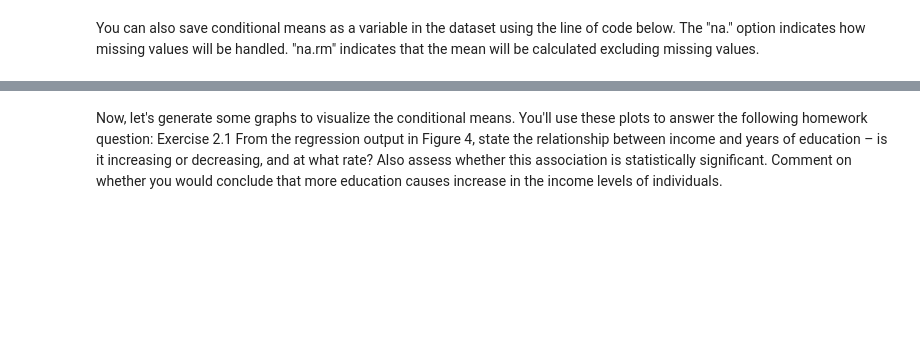
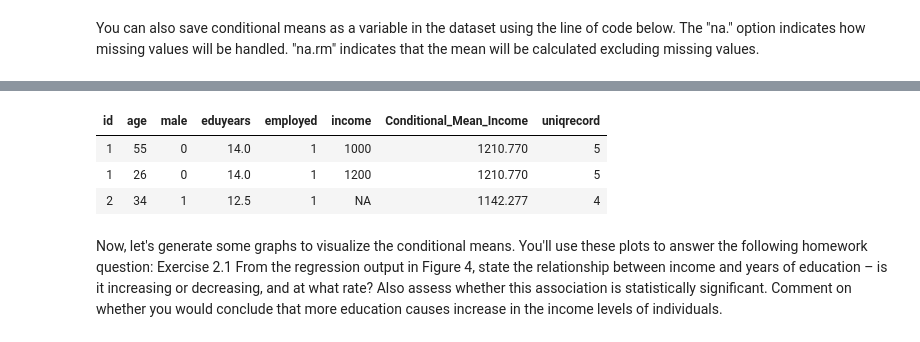
Before and after one commit to aoyh/bdbd, a Jupyter notebook: Lab Notebooks/Lab 2.ipynb, the cells around one changed output, grey strips where cells are left out. Saved outputs shown, nothing was run; the diff lists cells and outputs as text; code cells hidden in the pictures; blank space fills up the shorter version.

```diff
--- a/Lab Notebooks/Lab 2.ipynb
+++ b/Lab Notebooks/Lab 2.ipynb
@@ -147,3 +149,10 @@ You can also save conditional means as a variable in the dataset using the line
+# %%
+head(EPH_2006, 3)
+# %% [output]
+| id | age | male | eduyears | employed | income | Conditional_Mean_Income | uniqrecord |
+| 1 | 55 | 0 | 14.0 | 1 | 1000 | 1210.770 | 5 |
+| 1 | 26 | 0 | 14.0 | 1 | 1200 | 1210.770 | 5 |
+| 2 | 34 | 1 | 12.5 | 1 | NA | 1142.277 | 4 |
 # %% [markdown]
 Now, let's generate some graphs to visualize the conditional means.  You'll use these plots to answer the following homework question:
 Exercise 2.1 From the regression output in Figure 4, state the relationship between income and  years of education – is it increasing or decreasing, and at what rate? Also assess whether this association is statistically significant. Comment on whether you would conclude that more  education causes increase in the income levels of individuals.
```
Also changed, not shown: parts of 13 cells of this notebook, 9 other files.
